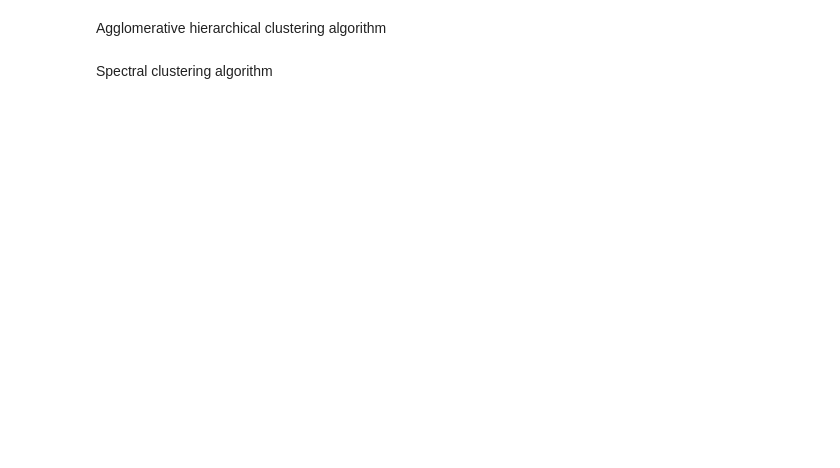
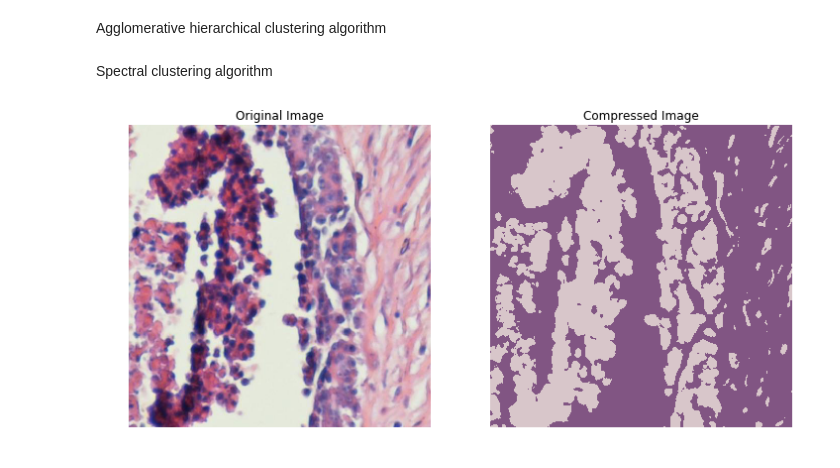
Before and after one commit to timellemeet/ml-course, a Jupyter notebook: assignment 2/Assignment 2.ipynb, the cells around one changed output. Cells and saved outputs as stored; diff of their text form; code cells hidden in the pictures; blank space fills up the shorter version.

```diff
--- a/assignment 2/Assignment 2.ipynb
+++ b/assignment 2/Assignment 2.ipynb
@@ -25,7 +27,2 @@ HSV converted image
 # %% [markdown]
 ***K***-means algorithm
-# %%
-# Reshape it to be 2-dimension
-k_image = image.reshape(image.shape[0] * image.shape[1], image.shape[2])
-km = KMeans(n_clusters=2, random_state=0)
-km.fit(k_image)
@@ -37,3 +54,88 @@ KMeans(algorithm='auto', copy_x=True, init='k-means++', max_iter=300,
 Agglomerative hierarchical clustering algorithm
 # %% [markdown]
 Spectral clustering algorithm
+# %%
+import imageio
+import matplotlib.pyplot as plt
+import numpy as np
+#from matplotlib.image import imread
+
+from sklearn.cluster import KMeans
+
+#Read the image
+img = imageio.imread("sample.jpg")
+plt.imshow(img)
+
+img_size = img.shape
+
+# Reshape it to be 2-dimension
+X = img.reshape(img_size[0] * img_size[1], img_size[2])
+
+
+rng = np.random.RandomState(seed=12345)
+seeds = np.arange(10**5)
+rng.shuffle(seeds)
+seeds = seeds[:20] # Select the first 20 seeds
+split_ratios = [0.1, 0.5, 0.9]
+
+for count, split_ratio in enumerate(split_ratios):
+ ssd = []
+ cen= []
+ n_inter = []
+ for i in seeds:
+
+    k=2
+    km = KMeans(n_clusters= k)
+    km.fit(X)
+
+    # Getting the cluster labels
+    labels = km.predict(X)
+
+    # Centroid values
+    centroids = km.cluster_centers_
+    cen.append(centroids)
+
+    #Sum of squared distances of samples to their closest cluster center.
+    sum_sqdist = km.inertia_
+    ssd.append(sum_sqdist)
+
+    #Number of iterations run the k-mean algorithm
+    iterations = km.n_iter_
+    n_inter.append(iterations)
+
+#    print('The value of the objective function is' , sum_sqdist)
+
+# Find the minimum of the sum of squared distances of samples to their closest cluster center.
+min_sum_sqdist= min(ssd)
+
+#Find the position of the minimum value of the objective function of the
+index = ssd.index(min_sum_sqdist)
+
+#The respective centroids of the minimun value of the objective function
+best_cent = cen[index]
+
+#The respective iterations of the minimun value of the objective function
+iter = n_inter[index]
+
+# Use the rational centroids to compress the image
+X_compressed = best_cent[km.labels_]
+X_compressed = np.clip(X_compressed.astype('uint8'), 0, 255)
+
+# Reshape X_recovered to have the same dimension as the original image
+X_compressed = X_compressed.reshape(img_size[0], img_size[1], img_size[2])
+
+#Plot the original and the compressed image next to each other
+fig, ax = plt.subplots(1, 2, figsize = (12, 8))
+ax[0].imshow(img)
+ax[0].set_title('Original Image')
+ax[1].imshow(X_compressed)
+ax[1].set_title('Compressed Image' )
+for ax in fig.axes:
+    ax.axis('off')
+
+display(fig)
+print('The minimum value of the objective function is' , min_sum_sqdist )
+print('The respective centroids are' ,cen[index])
+print('The respective iterations are' ,n_inter[index])
+# %% [output]
+[figure, added]
```
Also changed, not shown: parts of 4 cells of this notebook.
